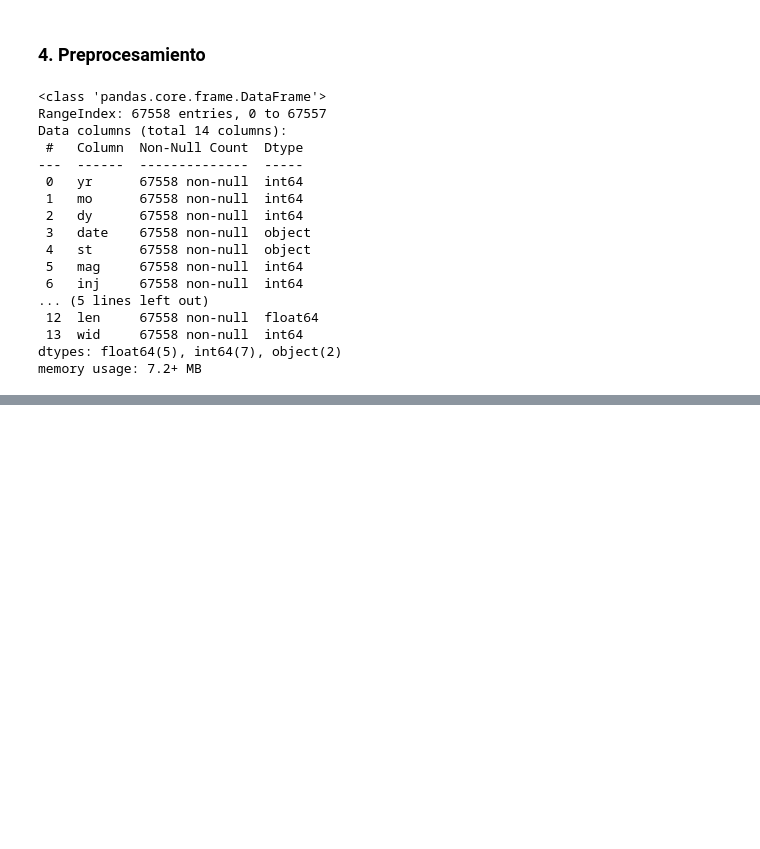
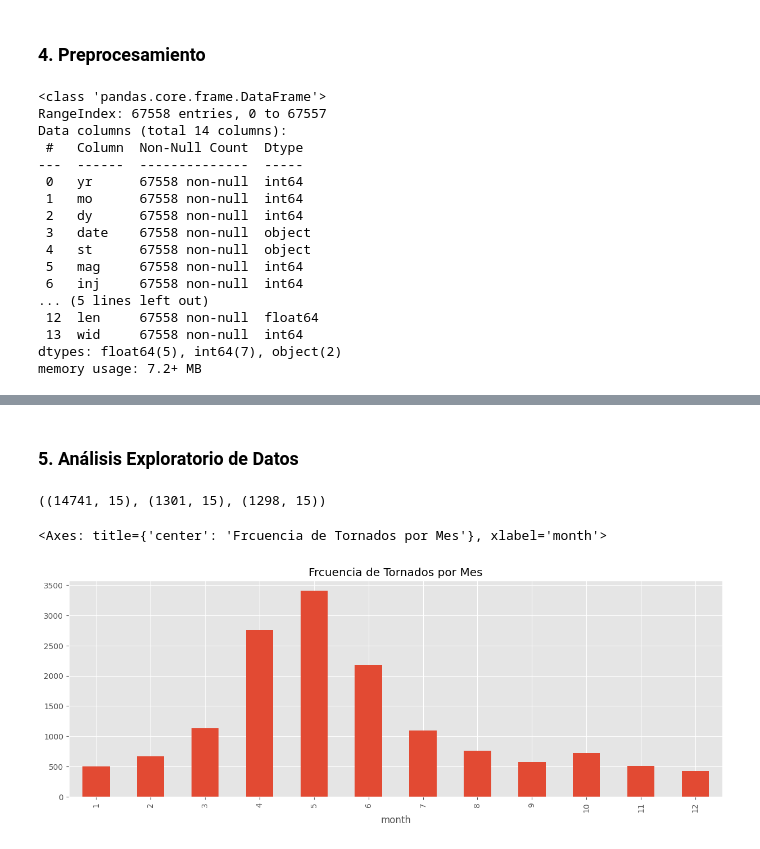
Before and after one commit to lab2077/4geeks_final_project, a Jupyter notebook: src/tornadoes_predictor.ipynb, the cells around one changed output, grey strips where cells are left out. Drawn from its saved outputs; the diff is of its cells as text; code cells hidden in the pictures; blank space fills up the shorter version.

```diff
--- a/src/tornadoes_predictor.ipynb
+++ b/src/tornadoes_predictor.ipynb
@@ -326,0 +336,22 @@ Adjusted Fujita = Fujita + Enhanced
+# %%
+df = df_baking.copy()
+# %% [markdown]
+### 5. Análisis Exploratorio de Datos
+# %%
+df_train = df.iloc[:14741,:] # 85% del dataset para df_train
+df_val = df.iloc[14741:16042,:] # 7.5% del dataset para df_val
+df_test = df.iloc[16042:,:] # 7.5% del dataset para df_test
+
+df_train.reset_index(drop=True, inplace=True)
+df_val.reset_index(drop=True, inplace=True)
+df_test.reset_index(drop=True, inplace=True)
+df_train.shape, df_val.shape, df_test.shape
+# %% [output]
+((14741, 15), (1301, 15), (1298, 15))
+# %%
+plt.style.use('ggplot');
+plt.title('Frcuencia de Tornados por Mes')
+df_train['month'].value_counts().sort_index().plot(kind='bar', figsize=(15, 5))
+# %% [output]
+<Axes: title={'center': 'Frcuencia de Tornados por Mes'}, xlabel='month'>
+[figure, added]
```
Also changed, not shown: parts of 16 cells of this notebook.
